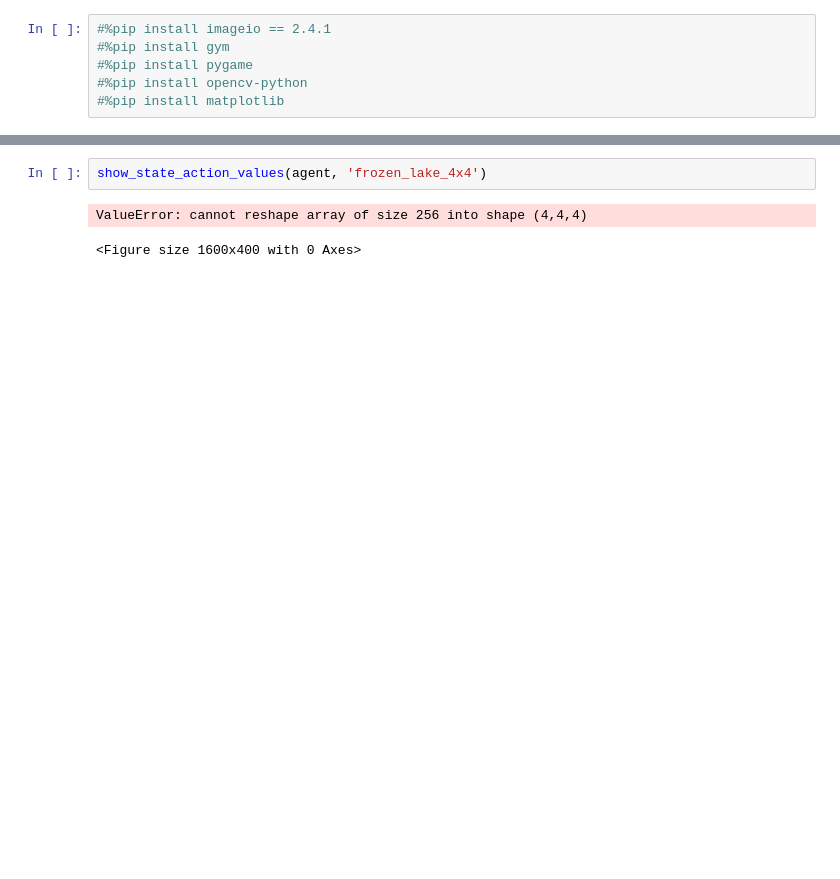
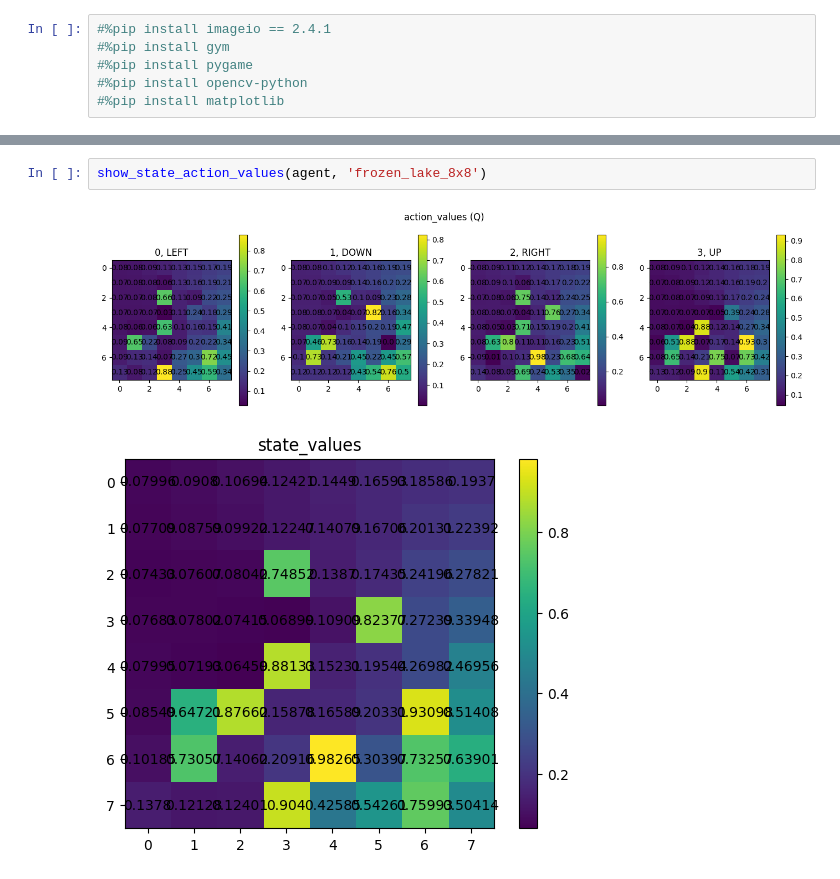
Before and after one commit to tonywang1990/mini-rl, a Jupyter notebook: notebooks/tree_search.ipynb, the cells around one changed output, grey strips where cells are left out. Cells and saved outputs as stored; diff of their text form; blank space fills up the shorter version.

```diff
--- a/notebooks/tree_search.ipynb
+++ b/notebooks/tree_search.ipynb
@@ -91,5 +79,5 @@ Success rate = 0.66
 # %%
-show_state_action_values(agent, 'frozen_lake_4x4')
+show_state_action_values(agent, 'frozen_lake_8x8')
 # %% [output]
-ValueError: cannot reshape array of size 256 into shape (4,4,4)
-<Figure size 1600x400 with 0 Axes>
+[figure, added]
+[figure, added]
```
Also changed, not shown: parts of 2 cells of this notebook, 10 other files.
